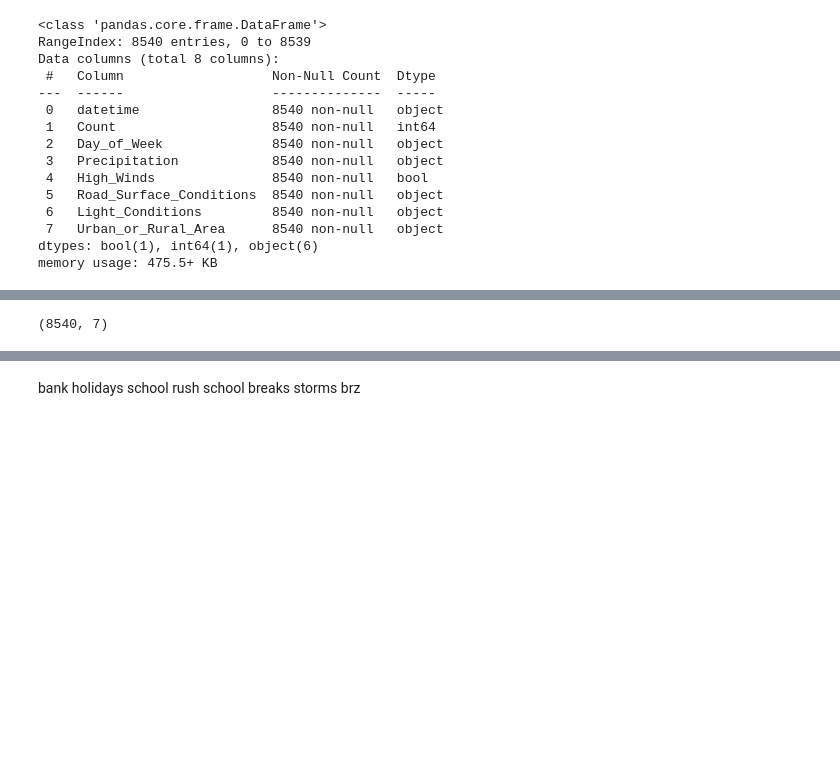
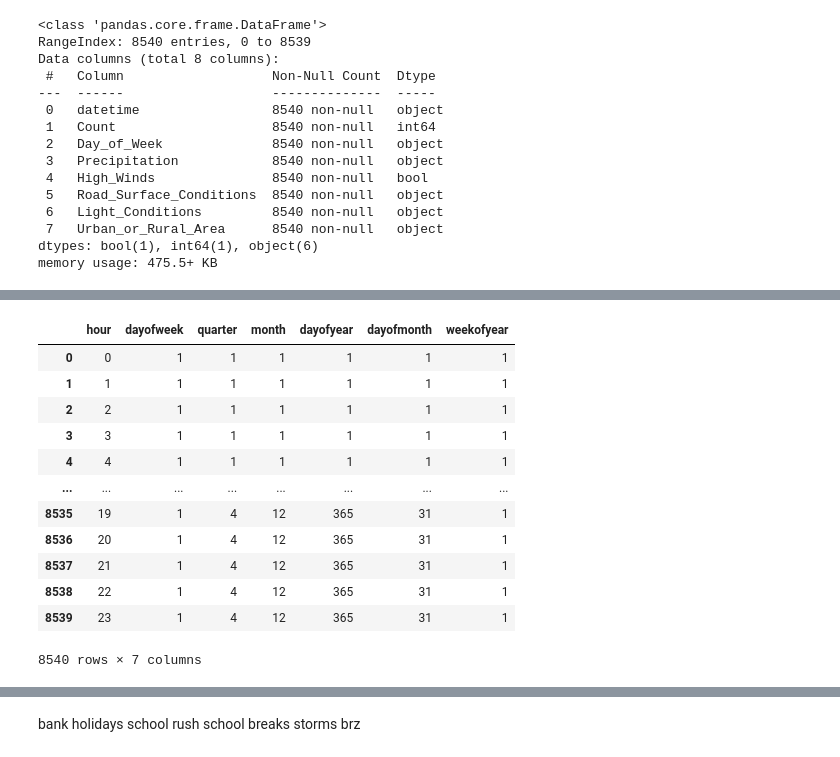
Before and after one commit to Amarilda/MscAston, a Jupyter notebook: Road Accidents/BNK432.ipynb, the cells around one changed output, grey strips where cells are left out. Drawn from its saved outputs; the diff is of its cells as text; code cells hidden in the pictures; blank space fills up the shorter version.

```diff
--- a/Road Accidents/BNK432.ipynb
+++ b/Road Accidents/BNK432.ipynb
@@ -52,11 +69,11 @@ df.isna().sum()
 # %%
-def create_features(df, label=None):
+def TimeSplit(df, label=None):
     """
     Creates time series features from datetime index
     """
     df['datetime'] = pd.to_datetime(df['datetime'], format="%d/%m/%Y %H:%M" , errors='coerce')
     df['hour'] = df['datetime'].dt.hour
-    df['dayofweek'] = df['datetime'].dt.dayofweek
+    df['dayofweek'] = df['datetime'].dt.dayofweek+1
     df['quarter'] = df['datetime'].dt.quarter
     df['month'] = df['datetime'].dt.month
     #df['year'] = df['Date'].dt.year
@@ -72,7 +89,19 @@ def create_features(df, label=None):
         y = df[label]
         return X, y
     return X
-# %%
-create_features(df).shape
-# %% [output]
-(8540, 7)
+# %%
+TimeSplit(df)
+# %% [output]
+|  | hour | dayofweek | quarter | month | dayofyear | dayofmonth | weekofyear |
+| 0 | 0 | 1 | 1 | 1 | 1 | 1 | 1 |
+| 1 | 1 | 1 | 1 | 1 | 1 | 1 | 1 |
+| 2 | 2 | 1 | 1 | 1 | 1 | 1 | 1 |
+| 3 | 3 | 1 | 1 | 1 | 1 | 1 | 1 |
+| 4 | 4 | 1 | 1 | 1 | 1 | 1 | 1 |
+| ... | ... | ... | ... | ... | ... | ... | ... |
+| 8535 | 19 | 1 | 4 | 12 | 365 | 31 | 1 |
+| 8536 | 20 | 1 | 4 | 12 | 365 | 31 | 1 |
+| 8537 | 21 | 1 | 4 | 12 | 365 | 31 | 1 |
+| 8538 | 22 | 1 | 4 | 12 | 365 | 31 | 1 |
+| 8539 | 23 | 1 | 4 | 12 | 365 | 31 | 1 |
+8540 rows × 7 columns
```
Also changed, not shown: parts of 20 cells of this notebook.
